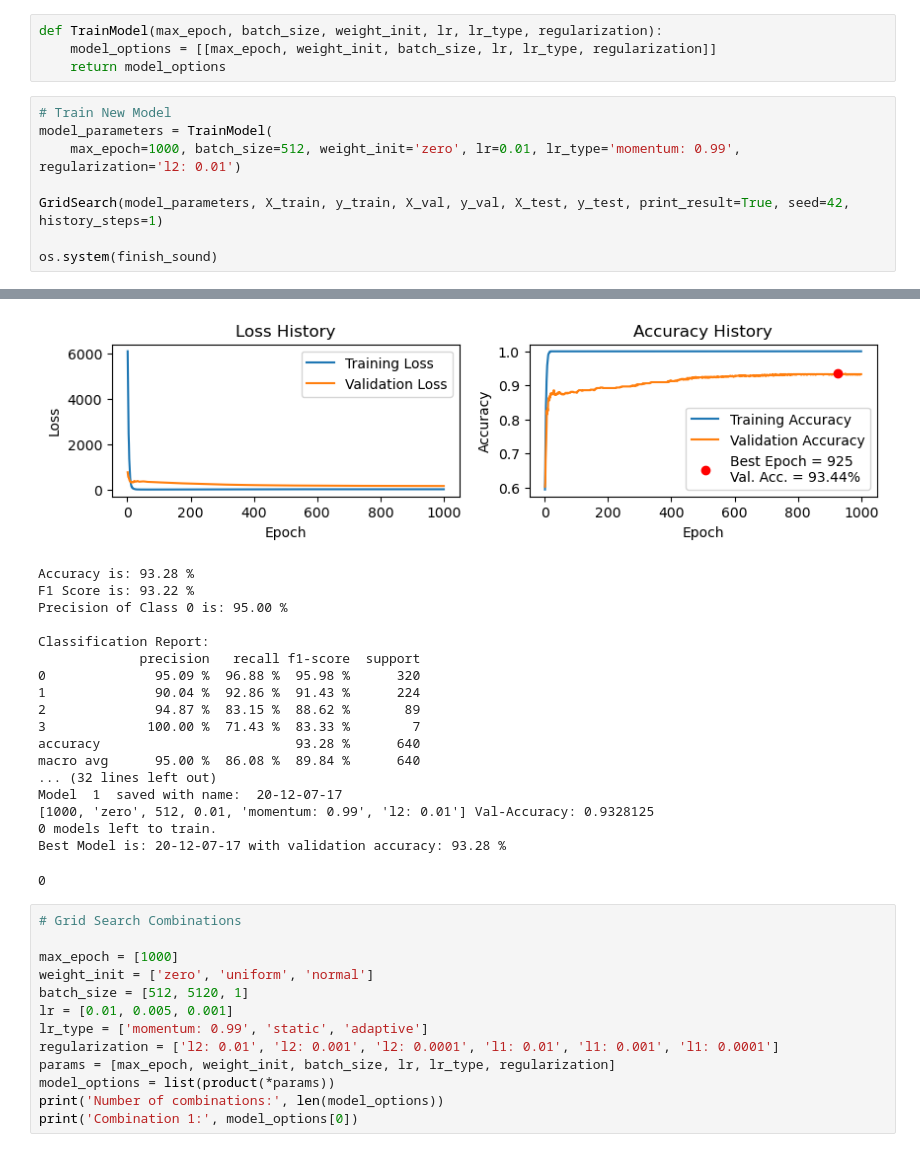
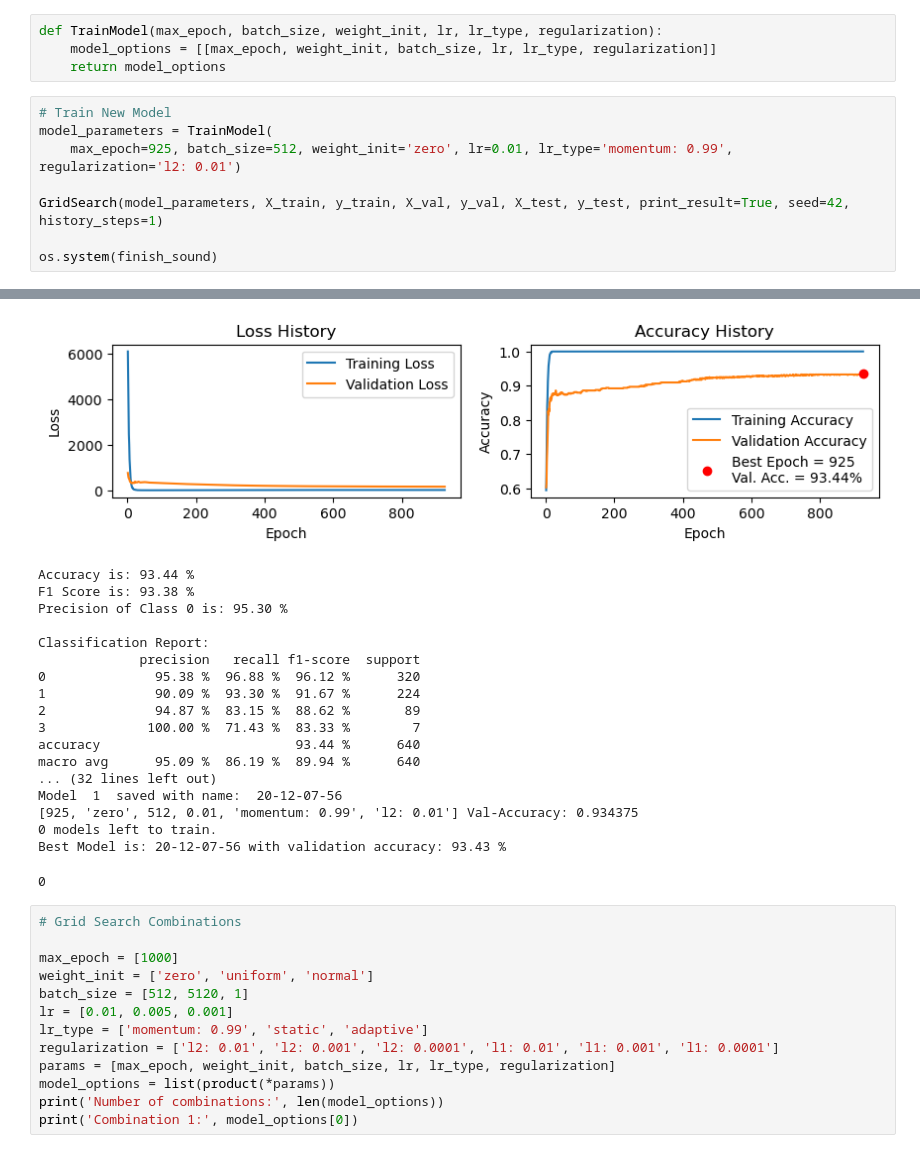
Before and after one commit to mehmetbayik/Alzheimer-MRI-Prediction-from-Scratch, a Jupyter notebook: logistic.ipynb, the cells around one changed output, grey strips where cells are left out. Cells and saved outputs as stored; diff of their text form.

```diff
--- a/logistic.ipynb
+++ b/logistic.ipynb
@@ -415,7 +415,7 @@ def TrainModel(max_epoch, batch_size, weight_init, lr, lr_type, regularization):
 # %%
 # Train New Model
 model_parameters = TrainModel(
-    max_epoch=1000, batch_size=512, weight_init='zero', lr=0.01, lr_type='momentum: 0.99', regularization='l2: 0.01')
+    max_epoch=925, batch_size=512, weight_init='zero', lr=0.01, lr_type='momentum: 0.99', regularization='l2: 0.01')
 
 GridSearch(model_parameters, X_train, y_train, X_val, y_val, X_test, y_test, print_result=True, seed=42, history_steps=1)
 
@@ -437,21 +436,21 @@ Accuracy:  1.0 Val. Accuracy:  0.932
-[figure, old version]
+[figure, new version]
-Accuracy is: 93.28 %
-F1 Score is: 93.22 %
-Precision of Class 0 is: 95.00 %
+Accuracy is: 93.44 %
+F1 Score is: 93.38 %
+Precision of Class 0 is: 95.30 %
 
 Classification Report:
              precision   recall f1-score  support
-0              95.09 %  96.88 %  95.98 %      320
-1              90.04 %  92.86 %  91.43 %      224
+0              95.38 %  96.88 %  96.12 %      320
+1              90.09 %  93.30 %  91.67 %      224
 2              94.87 %  83.15 %  88.62 %       89
 3             100.00 %  71.43 %  83.33 %        7
-accuracy                         93.28 %      640
-macro avg      95.00 %  86.08 %  89.84 %      640
+accuracy                         93.44 %      640
+macro avg      95.09 %  86.19 %  89.94 %      640
 ... (32 lines left out)
-Model  1  saved with name:  20-12-07-17
-[1000, 'zero', 512, 0.01, 'momentum: 0.99', 'l2: 0.01'] Val-Accuracy: 0.9328125
+Model  1  saved with name:  20-12-07-56
+[925, 'zero', 512, 0.01, 'momentum: 0.99', 'l2: 0.01'] Val-Accuracy: 0.934375
 0 models left to train.
-Best Model is: 20-12-07-17 with validation accuracy: 93.28 %
+Best Model is: 20-12-07-56 with validation accuracy: 93.43 %
 0
 # %%
 # Grid Search Combinations
```
Also changed, not shown: parts of 1 cell of this notebook.
